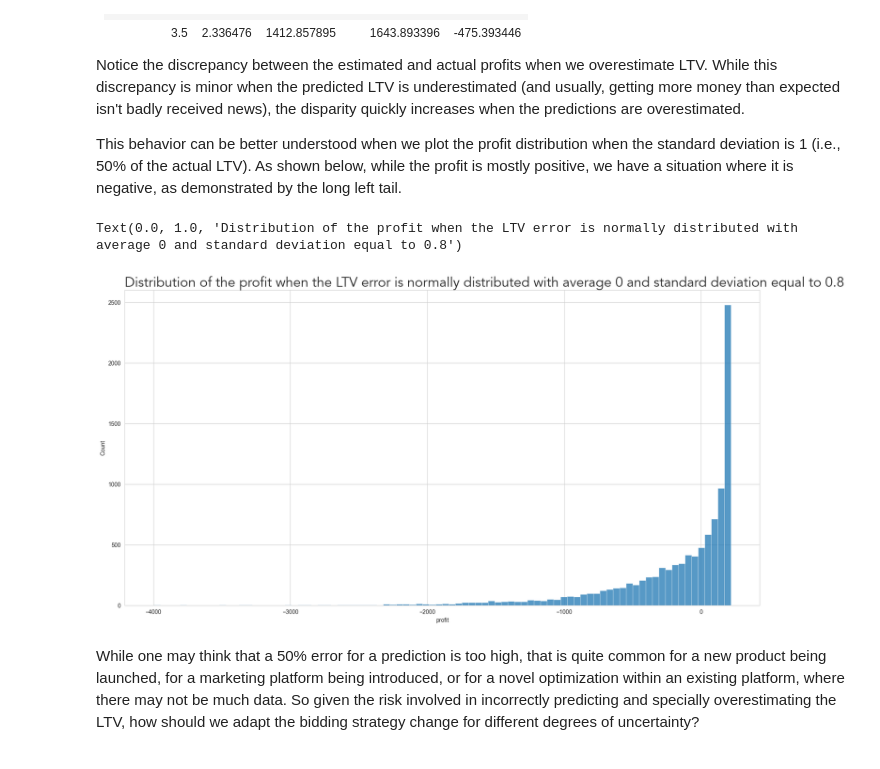
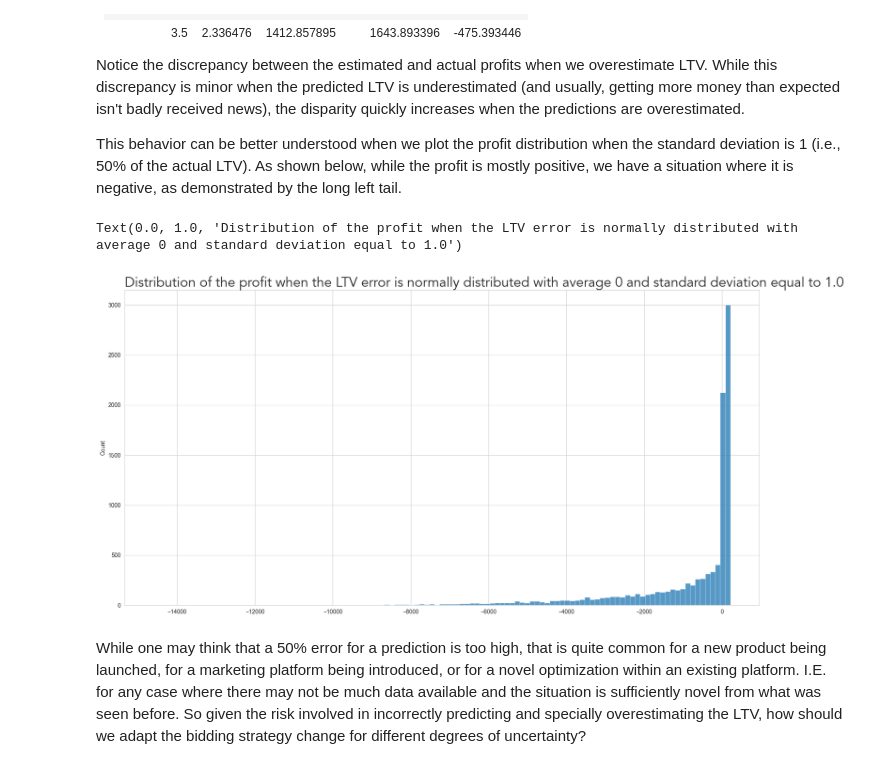
Before and after one commit to raphaeltamaki/lifetime_value_forecasting, a Jupyter notebook: Forecasting Customer Lifetime Value - Why Uncertainty Matters.ipynb, the cells around one changed output. Drawn from its saved outputs; the diff is of its cells as text; code cells hidden in the pictures.

```diff
--- a/Forecasting Customer Lifetime Value - Why Uncertainty Matters.ipynb
+++ b/Forecasting Customer Lifetime Value - Why Uncertainty Matters.ipynb
@@ -296,28 +294,26 @@ Notice the discrepancy between the estimated and actual profits when we overesti
 This behavior can be better understood when we plot the profit distribution when the standard deviation is 1 (i.e., 50% of the actual LTV). As shown below, while the profit is mostly positive, we have a situation where it is negative, as demonstrated by the long left tail.
 # %%
 # See how the distribution of the profit is, when we are wrong about the LTV
-from src.BidOptimizer import StandardBidOptimizer
+from src.ProfitModel import StandardModel
+volume_model = CumulativeLognormalVolume(reference_volume, reference_cpi, average=1, standard_deviation=0.5)
+profit_model = StandardModel(volume_model, lifetime_value=2)
 
-volume_model = CumulativeLognormalVolume(reference_volume, reference_cpi, average=1, standard_deviation=0.5)
-bid_optim = StandardBidOptimizer(
-    volume_model,
-    std_values=[ltv_error_std],
-    ltv_fractions=[1])
-bid_optim.simulate()
-profit_distribution = bid_optim.results['profit']
+# calculate the profit
+cpis = rng.normal(reference_ltv, reference_ltv*ltv_error_std, 10000)
+profit_distribution = profit_model.calculate_profit(cpis)
 
 grid = sns.histplot(profit_distribution)
 grid.figure.set_size_inches(PLOT_WITHD_INCHES, PLOT_HEIGHT_INCHES)
 plt.title(
     f'Distribution of the profit when the LTV error is normally distributed with average 0 and standard deviation equal to {ltv_error_std*reference_ltv}',
     font='Avenir',
     fontsize=24,
     loc='left')
 # %% [output]
-Text(0.0, 1.0, 'Distribution of the profit when the LTV error is normally distributed with average 0 and standard deviation equal to 0.8')
+Text(0.0, 1.0, 'Distribution of the profit when the LTV error is normally distributed with average 0 and standard deviation equal to 1.0')
-[figure, old version]
+[figure, new version]
 # %% [markdown]
-While one may think that a 50\% error for a prediction is too high, that is quite common for a new product being launched, for a marketing platform being introduced, or for a novel optimization within an existing platform, where there may not be much data. So given the risk involved in incorrectly predicting and specially overestimating the LTV, how should we adapt the bidding strategy change for different degrees of uncertainty?
+While one may think that a 50\% error for a prediction is too high, that is quite common for a new product being launched, for a marketing platform being introduced, or for a novel optimization within an existing platform. I.E. for any case where there may not be much data available and the situation is sufficiently novel from what was seen before. So given the risk involved in incorrectly predicting and specially overestimating the LTV, how should we adapt the bidding strategy change for different degrees of uncertainty?
 # %% [markdown]
 # 5- Bidding Strategy
 
```
Also changed, not shown: parts of 25 cells of this notebook, 3 other files.
